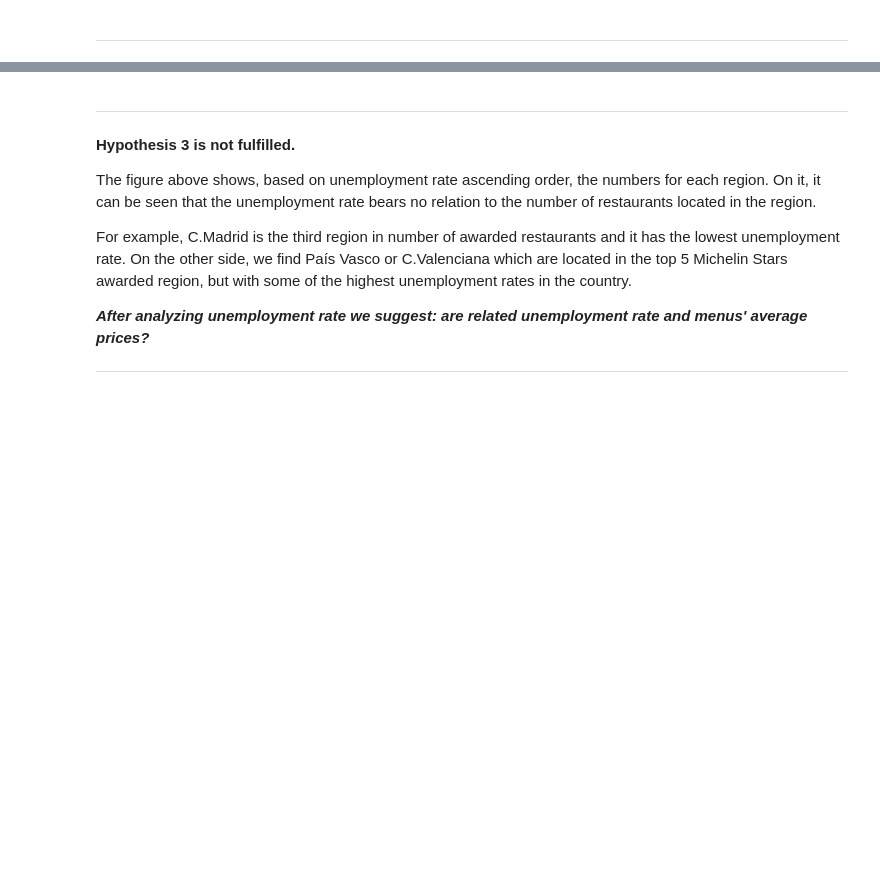
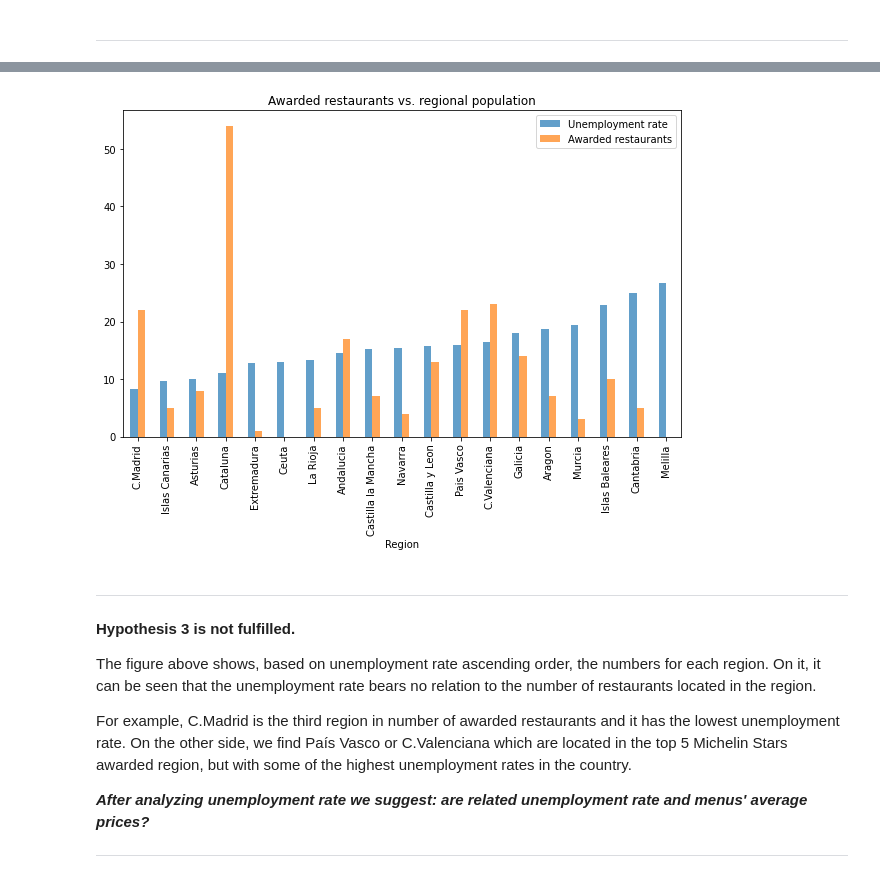
Before and after one commit to angelanavarrog/Michelin-Star-Restaurants-debunking-myths, a Jupyter notebook: Analysis/Hypotheses visualization.ipynb, the cells around one changed output, grey strips where cells are left out. Cells and saved outputs as stored; diff of their text form; code cells hidden in the pictures; blank space fills up the shorter version.

Commit message:
Figure comparative unemployment rate vs. population

```diff
--- a/Analysis/Hypotheses visualization.ipynb
+++ b/Analysis/Hypotheses visualization.ipynb
@@ -161,6 +170,8 @@ hyp3[:5]
 # %%
-fig_h3 = hyp3.sort_values("Unemployment rate", ascending = True).loc[:,['Unemployment rate','Awarded restaurants']].plot(kind='bar',alpha = 0.7,figsize = (10, 6), title = 'Population per region',xlabel = "Region",)
+fig_h3 = hyp3.sort_values("Unemployment rate", ascending = True).loc[:,['Unemployment rate','Awarded restaurants']].plot(kind='bar',alpha = 0.7,figsize = (10, 6), title = 'Awarded restaurants vs. regional population',xlabel = "Region",)
 fig_h3.figure.savefig("../images/fig1_hyp3.jpg", dpi=1000)
+# %% [output]
+[figure, added]
 # %% [markdown]
 ---
 **Hypothesis 3 is not fulfilled.**
```
Also changed, not shown: parts of 2 cells of this notebook, 1 other file.
